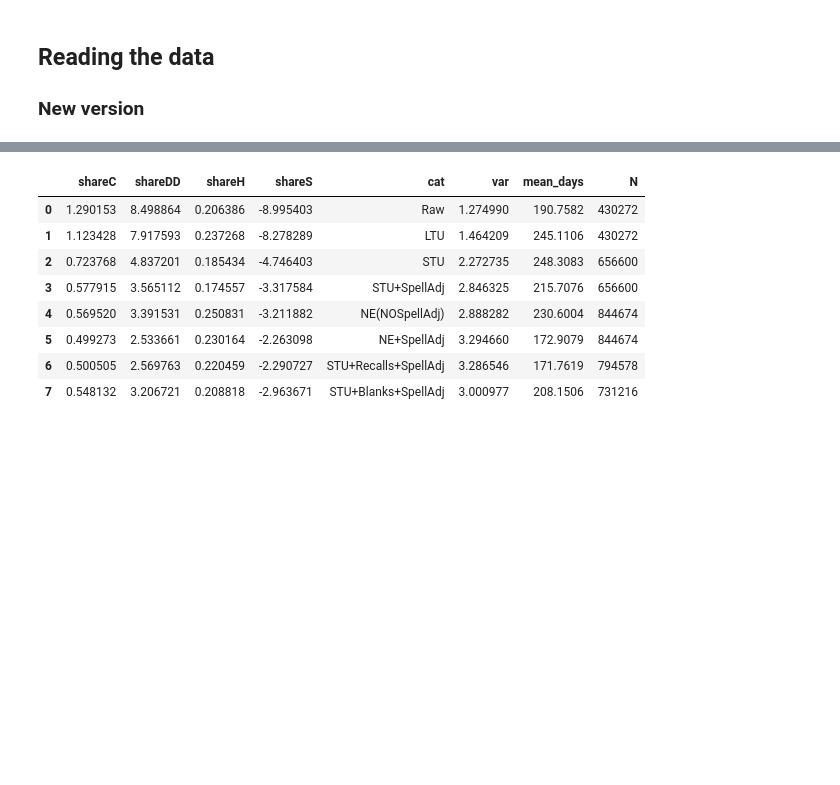
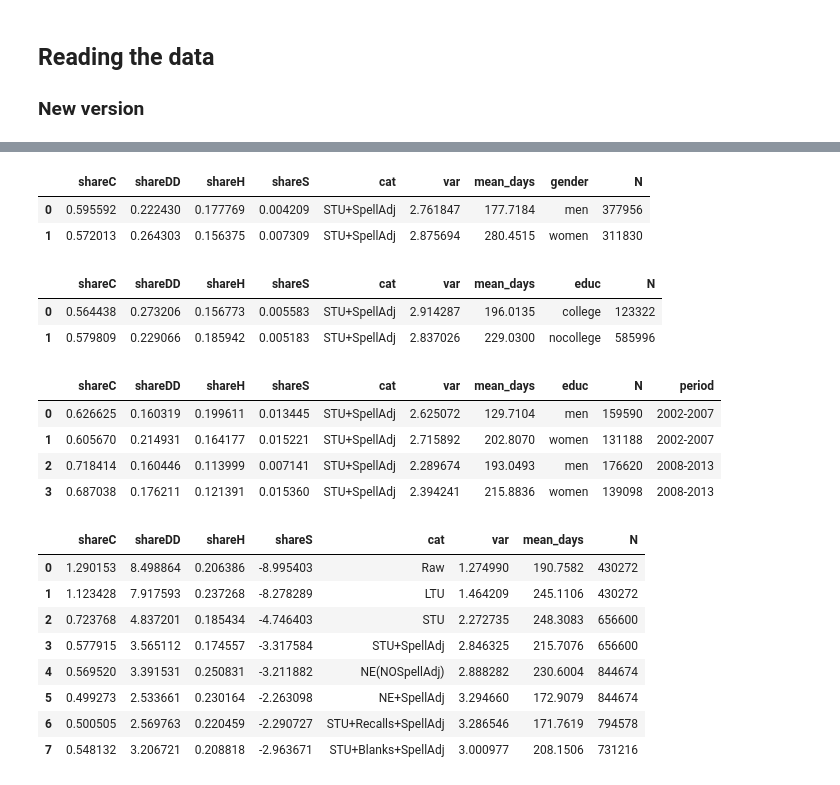
Before and after one commit to crisla/UVD_ABS_code, a Jupyter notebook: tables_and_plots.ipynb, the cells around one changed output, grey strips where cells are left out. Saved outputs shown, nothing was run; the diff lists cells and outputs as text; code cells hidden in the pictures; blank space fills up the shorter version.

```diff
--- a/tables_and_plots.ipynb
+++ b/tables_and_plots.ipynb
@@ -252,3 +273,53 @@ short_tab96_noA
+# %%
+table_raw, names, column_names, noobs = read_results('results/all_results_sex_96.log')
+
+names_latex = names
+var_names, sex_names = format_column_names(column_names)
+AllTab = pd.DataFrame(table_raw[1:,:].T, index=names_latex, columns=var_names)
+short_tab = format_very_short(AllTab)
+short_tab['gender'] = list(itertools.chain.from_iterable(sex_names))
+short_tab['N'] = np.array(noobs)
+short_tab.round(3).to_stata('results/results_sex_96.dta')
+short_tab
+# %% [output]
+|  | shareC | shareDD | shareH | shareS | cat | var | mean_days | gender | N |
+| 0 | 0.595592 | 0.222430 | 0.177769 | 0.004209 | STU+SpellAdj | 2.761847 | 177.7184 | men | 377956 |
+| 1 | 0.572013 | 0.264303 | 0.156375 | 0.007309 | STU+SpellAdj | 2.875694 | 280.4515 | women | 311830 |
+# %%
+table_raw, names, column_names, noobs = read_results('results/all_results_educ_96.log')
+
+names_latex = names
+var_names, educ_names = format_column_names(column_names)
+AllTab = pd.DataFrame(table_raw[1:,:].T, index=names_latex, columns=var_names)
+short_tab = format_very_short(AllTab)
+short_tab['educ'] = list(itertools.chain.from_iterable(educ_names))
+short_tab['N'] = np.array(noobs)
+short_tab.round(3).to_stata('results/results_educ_96.dta')
+short_tab[short_tab.cat=='STU+SpellAdj']
+# %% [output]
+|  | shareC | shareDD | shareH | shareS | cat | var | mean_days | educ | N |
+| 0 | 0.564438 | 0.273206 | 0.156773 | 0.005583 | STU+SpellAdj | 2.914287 | 196.0135 | college | 123322 |
+| 1 | 0.579809 | 0.229066 | 0.185942 | 0.005183 | STU+SpellAdj | 2.837026 | 229.0300 | nocollege | 585996 |
+# %%
+table_raw, names, column_names, noobs = read_results('results/BC_sex.log')
+
+names_latex = names
+var_names, educ_names = format_column_names(column_names)
+data_names = np.array(educ_names)
+AllTab = pd.DataFrame(table_raw[1:,:].T, index=names_latex, columns=var_names)
+short_tab = format_very_short(AllTab)
+short_tab['educ'] = data_names[:,1]
+short_tab['N'] = noobs
+short_tab['period'] = data_names[:,0]
+short_tab.replace({'STU+Spellcorrection': 'STU+SpellAdj'}, inplace=True)
+short_tab.round(3).to_stata('results/results_BC_sex.dta')
+short_tab
+# %% [output]
+|  | shareC | shareDD | shareH | shareS | cat | var | mean_days | educ | N | period |
+| 0 | 0.626625 | 0.160319 | 0.199611 | 0.013445 | STU+SpellAdj | 2.625072 | 129.7104 | men | 159590 | 2002-2007 |
+| 1 | 0.605670 | 0.214931 | 0.164177 | 0.015221 | STU+SpellAdj | 2.715892 | 202.8070 | women | 131188 | 2002-2007 |
+| 2 | 0.718414 | 0.160446 | 0.113999 | 0.007141 | STU+SpellAdj | 2.289674 | 193.0493 | men | 176620 | 2008-2013 |
+| 3 | 0.687038 | 0.176211 | 0.121391 | 0.015360 | STU+SpellAdj | 2.394241 | 215.8836 | women | 139098 | 2008-2013 |
 # %%
 table_raw, names, column_names, noobs = read_results('results/all_results96noA_nob0.log')
 
```
Also changed, not shown: parts of 6 cells of this notebook, 13 other files.
